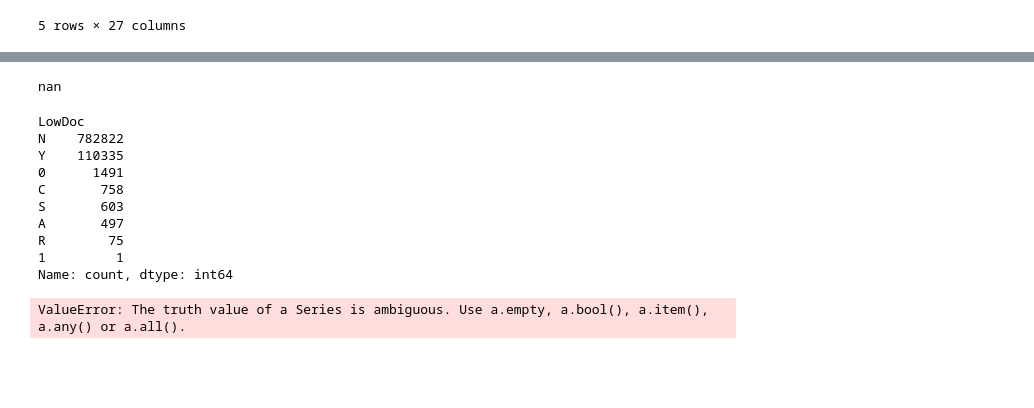
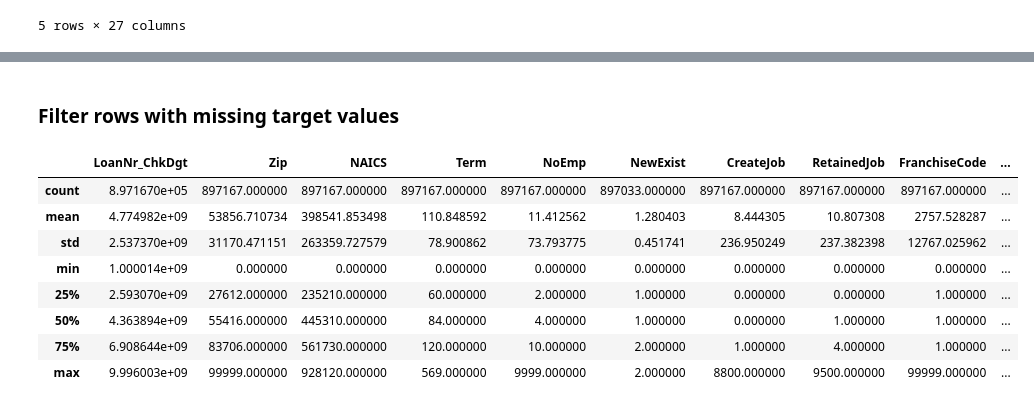
Before and after one commit to MichAdebayo/brief-loan-prediction, a Jupyter notebook: nettoyage.ipynb, the cells around one changed output, grey strips where cells are left out. Drawn from its saved outputs; the diff is of its cells as text; code cells hidden in the pictures; blank space fills up the shorter version.

```diff
--- a/nettoyage.ipynb
+++ b/nettoyage.ipynb
@@ -165,4 +60,0 @@ Name: count, dtype: int64
-# %%
-wdf['LowDoc'] = wdf['LowDoc'].replace(r'[0CSAR1]', pd.NA, regex=True)
-# %%
-wdf['RevLineCr'] = wdf['RevLineCr'].replace(r'[T1R`2C,37A5.4-Q]', pd.NA, regex=True)
@@ -190,27 +61,21 @@ Name: count, dtype: int64
-# %%
-np.nan
-# %% [output]
-nan
-# %%
-wdf['LowDoc'].value_counts()
-# %% [output]
-LowDoc
-N    782822
-Y    110335
-0      1491
-C       758
-S       603
-A       497
-R        75
-1         1
-Name: count, dtype: int64
-# %%
-pd.set_option('max_colwidth', None)
-
-list_binaries_to_encode = ['RevLineCr', 'LowDoc']
-
-wdf[list_binaries_to_encode] = wdf[list_binaries_to_encode].astype(str).apply(lambda x: 0 if x == 'N' else 1)
-
-wdf.head()
-# %% [output]
-ValueError: The truth value of a Series is ambiguous. Use a.empty, a.bool(), a.item(), a.any() or a.all().
+# %% [markdown]
+### Filter rows with missing target values
+# %%
+# Specify target column with missing rows
+rows_with_missing_values = ['MIS_Status']
+
+# Filter dataset to only include rows without missing target values
+wdf = wdf[wdf[rows_with_missing_values].notna().all(axis=1)]
+# %%
+# View descriptive statistics
+wdf.describe()
+# %% [output]
+|  | LoanNr_ChkDgt | Zip | NAICS | Term | NoEmp | NewExist | CreateJob | RetainedJob | FranchiseCode | ... |
+| count | 8.971670e+05 | 897167.000000 | 897167.000000 | 897167.000000 | 897167.000000 | 897033.000000 | 897167.000000 | 897167.000000 | 897167.000000 | ... |
+| mean | 4.774982e+09 | 53856.710734 | 398541.853498 | 110.848592 | 11.412562 | 1.280403 | 8.444305 | 10.807308 | 2757.528287 | ... |
+| std | 2.537370e+09 | 31170.471151 | 263359.727579 | 78.900862 | 73.793775 | 0.451741 | 236.950249 | 237.382398 | 12767.025962 | ... |
+| min | 1.000014e+09 | 0.000000 | 0.000000 | 0.000000 | 0.000000 | 0.000000 | 0.000000 | 0.000000 | 0.000000 | ... |
+| 25% | 2.593070e+09 | 27612.000000 | 235210.000000 | 60.000000 | 2.000000 | 1.000000 | 0.000000 | 0.000000 | 1.000000 | ... |
+| 50% | 4.363894e+09 | 55416.000000 | 445310.000000 | 84.000000 | 4.000000 | 1.000000 | 0.000000 | 1.000000 | 1.000000 | ... |
+| 75% | 6.908644e+09 | 83706.000000 | 561730.000000 | 120.000000 | 10.000000 | 2.000000 | 1.000000 | 4.000000 | 1.000000 | ... |
+| max | 9.996003e+09 | 99999.000000 | 928120.000000 | 569.000000 | 9999.000000 | 2.000000 | 8800.000000 | 9500.000000 | 99999.000000 | ... |
```
Also changed, not shown: parts of 63 cells of this notebook.
